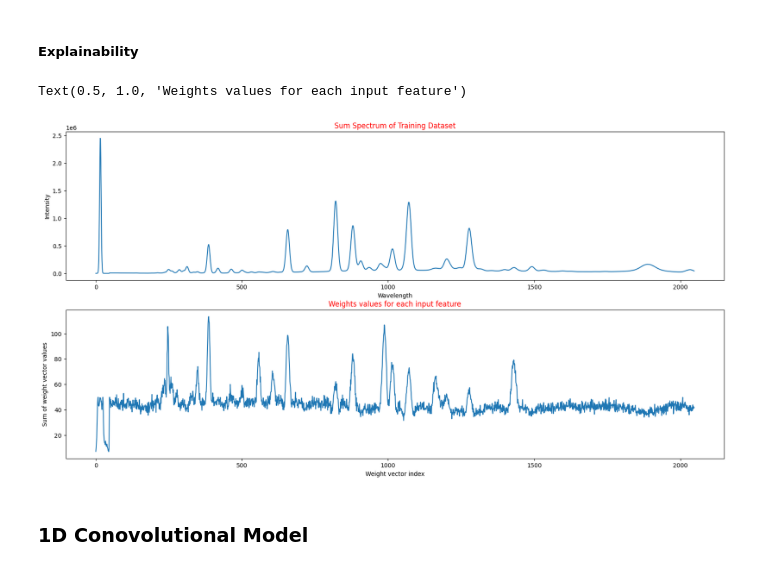
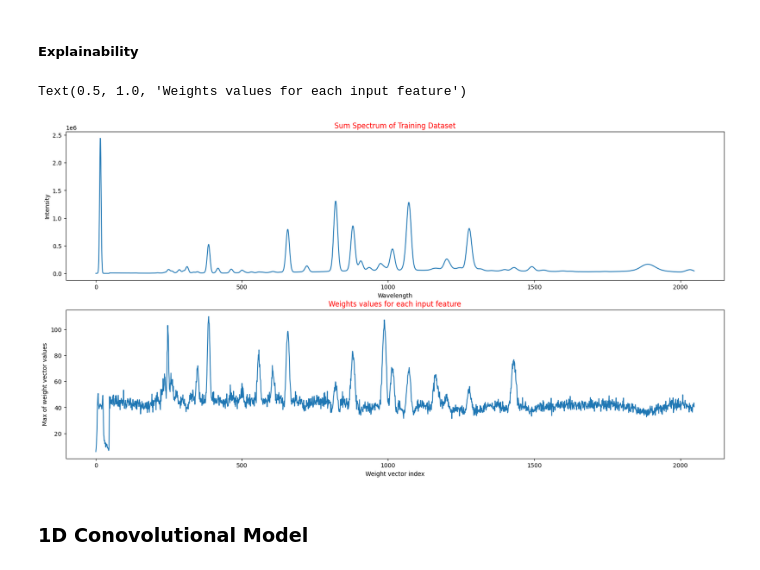
Before and after one commit to igeor/Elemental-Distribution-Mapping-with-Deep-Learning-Methods, a Jupyter notebook: Elemental_Mapping.ipynb, the cells around one changed output. Saved outputs shown, nothing was run; the diff lists cells and outputs as text; code cells hidden in the pictures.

```diff
--- a/Elemental_Mapping.ipynb
+++ b/Elemental_Mapping.ipynb
@@ -130,24 +127,26 @@ for i in range(12):
 x = torch.cat([train_dataset[i][0] for i in range(len(train_dataset))], dim=0)
 x = torch.sum(x, dim=0)
 # Compute the dot product of the weight matrix with the input vector
-w = torch.abs(fcn.layers[0].weight)
+w = fcn.layers[0].weight
 # %%
 # Compute the maximum value of the weight tensor for each input feature
-max_values = w.sum(dim=0)#[0]
+sum_values = w.sum(dim=0).cpu().detach()
+# Find the max value of the weight tensor
+max_values = torch.abs(w).max(dim=0)[0].cpu().detach()
 
 fig, axs = plt.subplots(2, 1, figsize=(20, 10))
 axs[0].plot(x.cpu().detach().numpy())
-axs[1].plot(max_values.cpu().detach().numpy())
+axs[1].plot(sum_values)
 
 axs[0].set_xlabel('Wavelength')
 axs[0].set_ylabel('Intensity')
 axs[0].set_title('Sum Spectrum of Training Dataset', color='red')
 
 axs[1].set_xlabel('Weight vector index')
-axs[1].set_ylabel('Sum of weight vector values')
+axs[1].set_ylabel('Max of weight vector values')
 axs[1].set_title('Weights values for each input feature', color='red')
 # %% [output]
 Text(0.5, 1.0, 'Weights values for each input feature')
-[figure, old version]
+[figure, new version]
 # %% [markdown]
 ### 1D Conovolutional Model
```
Also changed, not shown: parts of 14 cells of this notebook.
